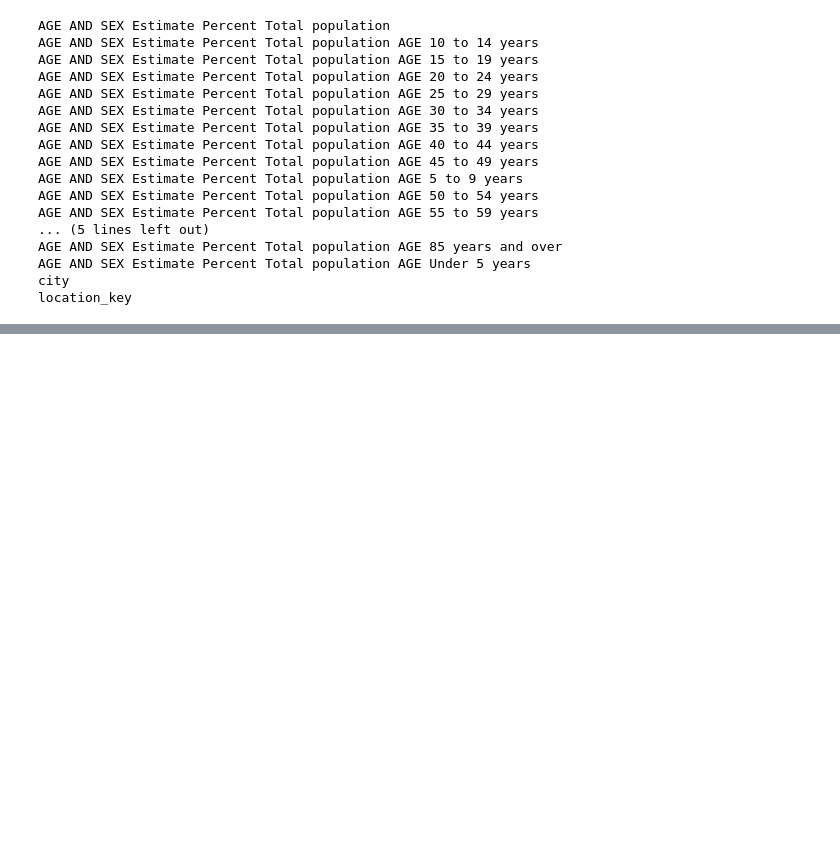
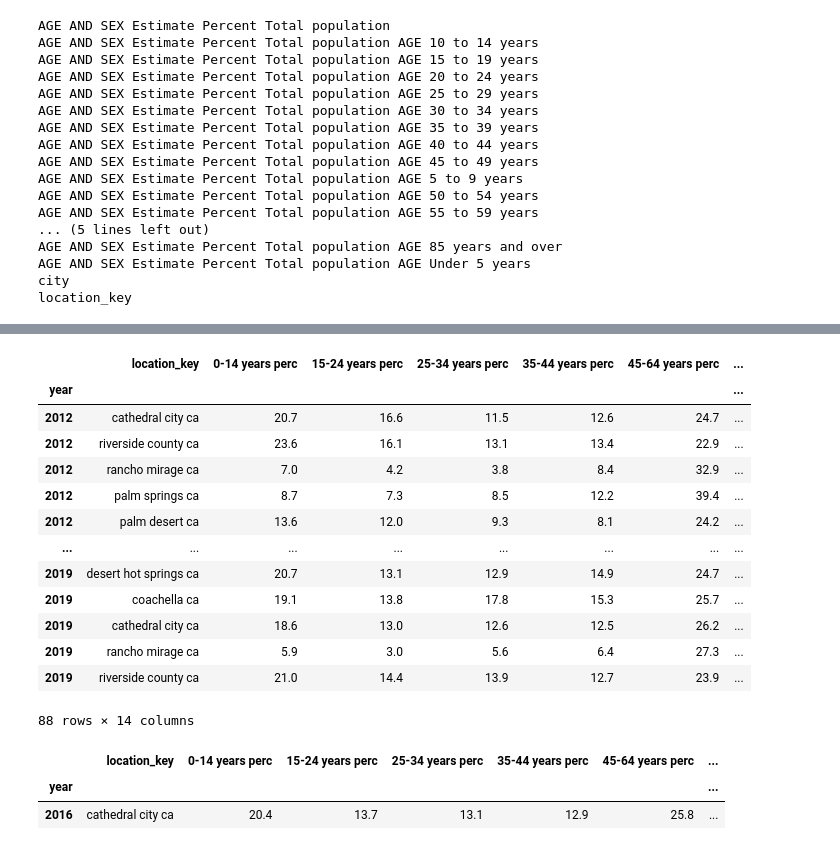
Before and after one commit to sophiahuangg/data-automation, a Jupyter notebook: ACS Age Distribution.ipynb, the cells around one changed output, grey strips where cells are left out. Saved outputs shown, nothing was run; the diff lists cells and outputs as text; code cells hidden in the pictures; blank space fills up the shorter version.

```diff
--- a/ACS Age Distribution.ipynb
+++ b/ACS Age Distribution.ipynb
@@ -116,0 +276,27 @@ Name: Total population, Length: 72, dtype: object
+# %%
+final_sorted = final.sort_index()
+# %%
+final_sorted
+# %% [output]
+|  | location_key | 0-14 years perc | 15-24 years perc | 25-34 years perc | 35-44 years perc | 45-64 years perc | ... |
+| year |  |  |  |  |  |  | ... |
+| 2012 | cathedral city ca | 20.7 | 16.6 | 11.5 | 12.6 | 24.7 | ... |
+| 2012 | riverside county ca | 23.6 | 16.1 | 13.1 | 13.4 | 22.9 | ... |
+| 2012 | rancho mirage ca | 7.0 | 4.2 | 3.8 | 8.4 | 32.9 | ... |
+| 2012 | palm springs ca | 8.7 | 7.3 | 8.5 | 12.2 | 39.4 | ... |
+| 2012 | palm desert ca | 13.6 | 12.0 | 9.3 | 8.1 | 24.2 | ... |
+| ... | ... | ... | ... | ... | ... | ... | ... |
+| 2019 | desert hot springs ca | 20.7 | 13.1 | 12.9 | 14.9 | 24.7 | ... |
+| 2019 | coachella ca | 19.1 | 13.8 | 17.8 | 15.3 | 25.7 | ... |
+| 2019 | cathedral city ca | 18.6 | 13.0 | 12.6 | 12.5 | 26.2 | ... |
+| 2019 | rancho mirage ca | 5.9 | 3.0 | 5.6 | 6.4 | 27.3 | ... |
+| 2019 | riverside county ca | 21.0 | 14.4 | 13.9 | 12.7 | 23.9 | ... |
+88 rows × 14 columns
+# %%
+cathedral = final_sorted[final_sorted['location_key'] == 'cathedral city ca']
+city_year = cathedral[cathedral.index == int(current_year)]
+city_year
+# %% [output]
+|  | location_key | 0-14 years perc | 15-24 years perc | 25-34 years perc | 35-44 years perc | 45-64 years perc | ... |
+| year |  |  |  |  |  |  | ... |
+| 2016 | cathedral city ca | 20.4 | 13.7 | 13.1 | 12.9 | 25.8 | ... |
```
Also changed, not shown: parts of 20 cells of this notebook, 2 other files.
